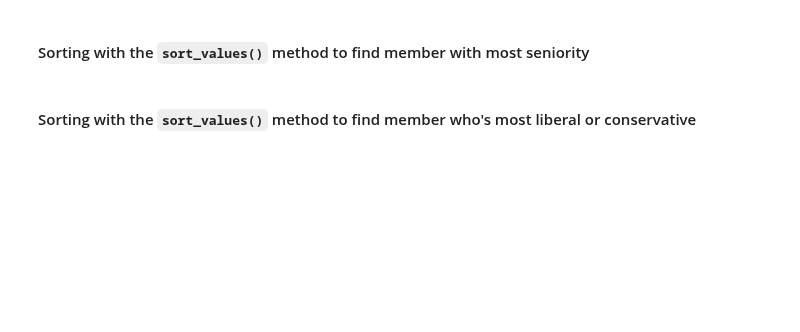
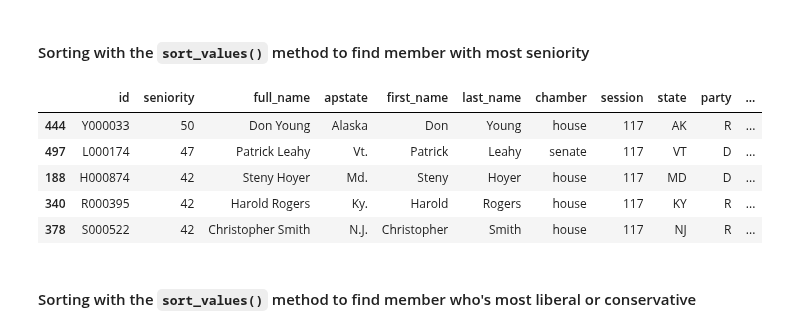
Before and after one commit to stiles/usc, a Jupyter notebook: notebooks/student_demos/01_basics_student_demo.ipynb, the cells around one changed output. Saved outputs shown, nothing was run; the diff lists cells and outputs as text; code cells hidden in the pictures; blank space fills up the shorter version.

```diff
--- a/notebooks/student_demos/01_basics_student_demo.ipynb
+++ b/notebooks/student_demos/01_basics_student_demo.ipynb
@@ -88,4 +257,13 @@ df_url = pd.read_csv('https://raw.githubusercontent.com/stiles/notebooks/master/
 # %% [markdown]
 #### Sorting with the `sort_values()` method to find member with most seniority
+# %%
+df.sort_values('seniority', ascending=False).head()
+# %% [output]
+|  | id | seniority | full_name | apstate | first_name | last_name | chamber | session | state | party | ... |
+| 444 | Y000033 | 50 | Don Young | Alaska | Don | Young | house | 117 | AK | R | ... |
+| 497 | L000174 | 47 | Patrick Leahy | Vt. | Patrick | Leahy | senate | 117 | VT | D | ... |
+| 188 | H000874 | 42 | Steny Hoyer | Md. | Steny | Hoyer | house | 117 | MD | D | ... |
+| 340 | R000395 | 42 | Harold Rogers | Ky. | Harold | Rogers | house | 117 | KY | R | ... |
+| 378 | S000522 | 42 | Christopher Smith | N.J. | Christopher | Smith | house | 117 | NJ | R | ... |
 # %% [markdown]
 #### Sorting with the `sort_values()` method to find member who's most liberal or conservative
```
Also changed, not shown: parts of 29 cells of this notebook, 4 other files.
